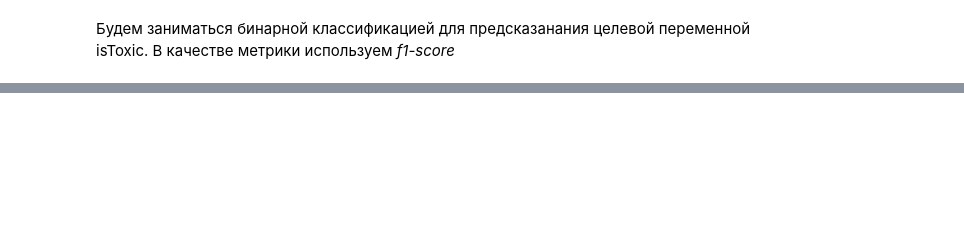
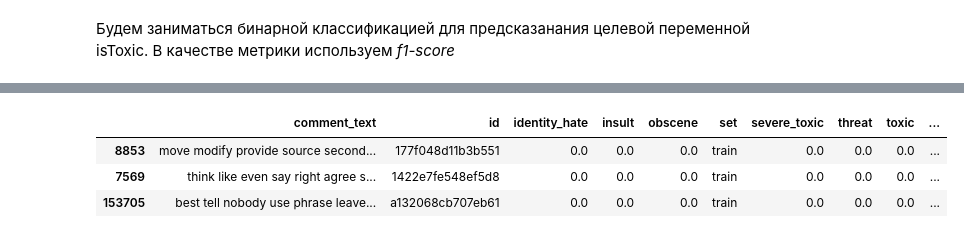
Before and after one commit to setday/HSE_ML_SP2024, a Jupyter notebook: notebooks/start.ipynb, the cells around one changed output, grey strips where cells are left out. Cells and saved outputs as stored; diff of their text form; code cells hidden in the pictures; blank space fills up the shorter version.

```diff
--- a/notebooks/start.ipynb
+++ b/notebooks/start.ipynb
@@ -42,0 +135,9 @@ df2.IsToxic.apply(int).hist()
+# %%
+df_lemmatized = df.copy()
+df_lemmatized['comment_text'] = refactor_data(df_lemmatized['comment_text'])
+df_lemmatized.sample(3)
+# %% [output]
+|  | comment_text | id | identity_hate | insult | obscene | set | severe_toxic | threat | toxic | ... |
+| 8853 | move modify provide source second... | 177f048d11b3b551 | 0.0 | 0.0 | 0.0 | train | 0.0 | 0.0 | 0.0 | ... |
+| 7569 | think like even say right agree s... | 1422e7fe548ef5d8 | 0.0 | 0.0 | 0.0 | train | 0.0 | 0.0 | 0.0 | ... |
+| 153705 | best tell nobody use phrase leave... | a132068cb707eb61 | 0.0 | 0.0 | 0.0 | train | 0.0 | 0.0 | 0.0 | ... |
```
Also changed, not shown: parts of 9 cells of this notebook, 1 other file.
